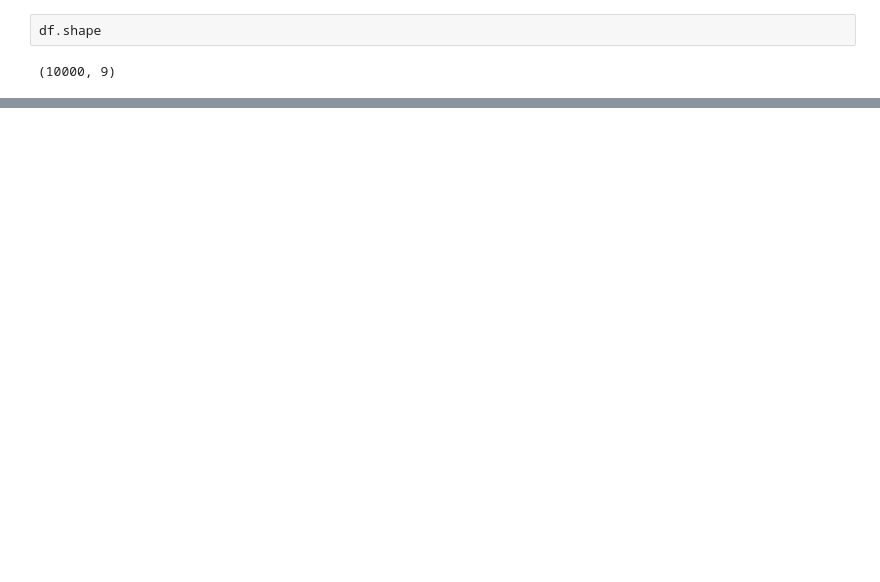
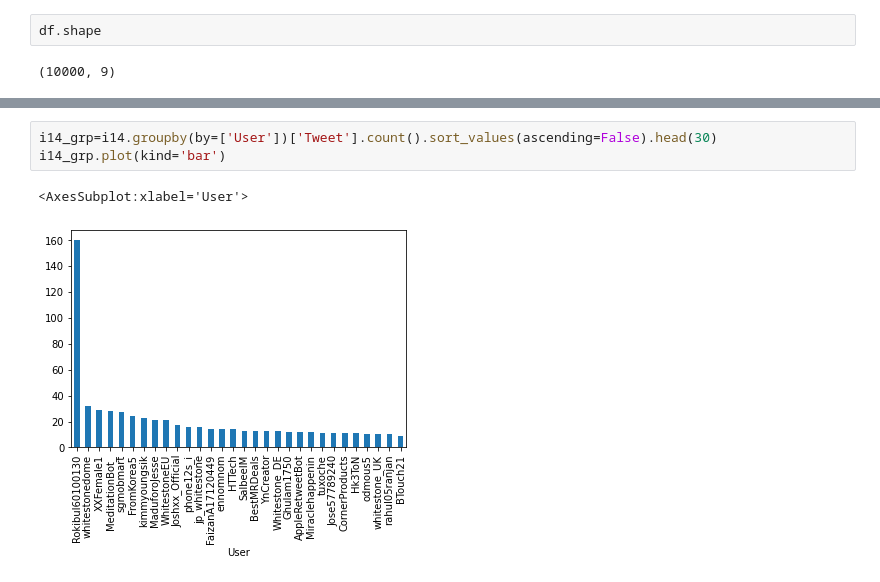
Before and after one commit to khoryz/twitter_group_project, a Jupyter notebook: notebooks/data_capture_ac.ipynb, the cells around one changed output, grey strips where cells are left out. Saved outputs shown, nothing was run; the diff lists cells and outputs as text; blank space fills up the shorter version.

```diff
--- a/notebooks/data_capture_ac.ipynb
+++ b/notebooks/data_capture_ac.ipynb
@@ -82,0 +145,6 @@ df.to_csv("iPhone14Pro_x10k.csv")
+# %%
+i14_grp=i14.groupby(by=['User'])['Tweet'].count().sort_values(ascending=False).head(30)
+i14_grp.plot(kind='bar')
+# %% [output]
+<AxesSubplot:xlabel='User'>
+[figure, added]
```
Also changed, not shown: parts of 22 cells of this notebook.
